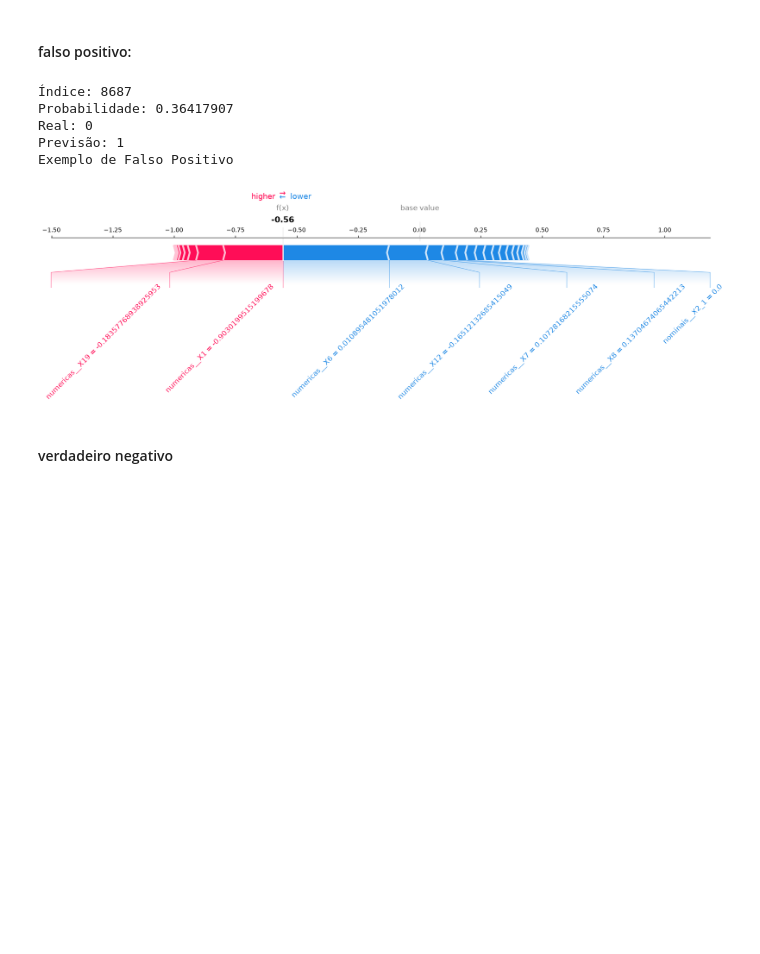
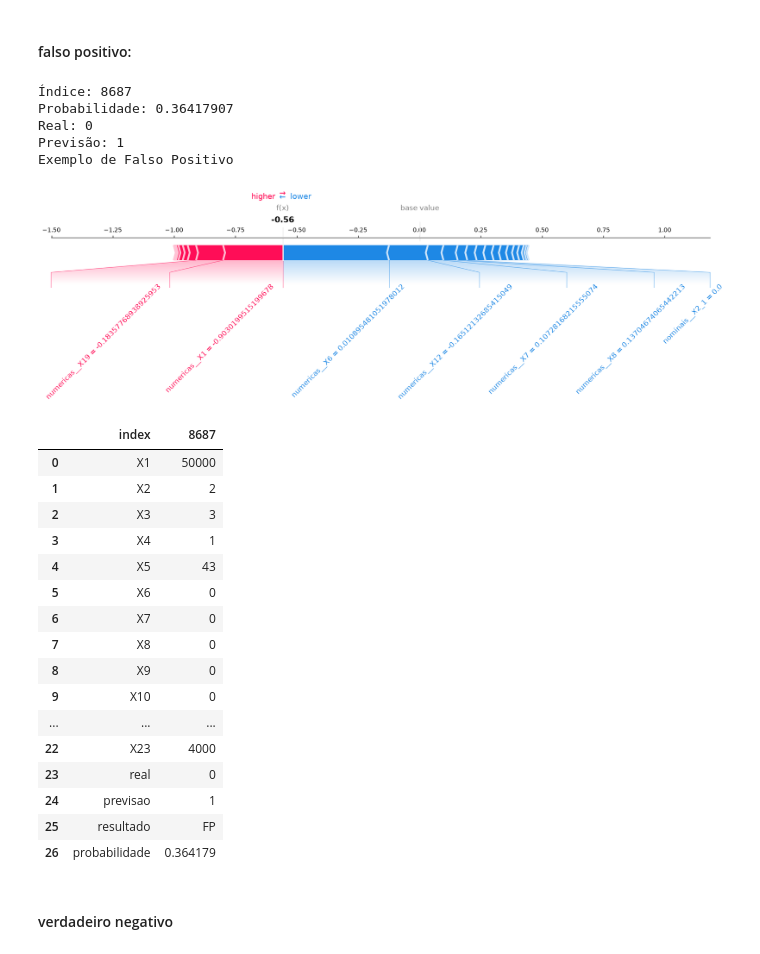
Before and after one commit to eduardo297/ML_Dataset_Inadimplencia, a Jupyter notebook: notebooks/pre_processamento.ipynb, the cells around one changed output. Saved outputs shown, nothing was run; the diff lists cells and outputs as text; code cells hidden in the pictures; blank space fills up the shorter version.

```diff
--- a/notebooks/pre_processamento.ipynb
+++ b/notebooks/pre_processamento.ipynb
@@ -1128,30 +1168,50 @@ Exemplo de verdadeiro Positivo
 # %%
 indice = idx_fp[0]
 
 posicao = y_test.index.get_loc(indice)
 
 print("Índice:", indice)
 print("Probabilidade:", y_prob_xgb[posicao])
 print("Real:", y_real.loc[indice])
 print("Previsão:", y_pred_otimo[posicao])
 
 
 print ("Exemplo de Falso Positivo")
 shap.force_plot(
     explainer.expected_value,
     shap_values[posicao],
     X_test_transformado[posicao],
     feature_names=nomes_features,
     matplotlib=True,
     text_rotation=45,
 )
+
+df_linha = pd.DataFrame(df_erros.iloc[posicao]).reset_index()
+display(df_linha)
 # %% [output]
 Índice: 8687
 Probabilidade: 0.36417907
 Real: 0
 Previsão: 1
 Exemplo de Falso Positivo
 [figure]
+|  | index | 8687 |
+| 0 | X1 | 50000 |
+| 1 | X2 | 2 |
+| 2 | X3 | 3 |
+| 3 | X4 | 1 |
+| 4 | X5 | 43 |
+| 5 | X6 | 0 |
+| 6 | X7 | 0 |
+| 7 | X8 | 0 |
+| 8 | X9 | 0 |
+| 9 | X10 | 0 |
+| ... | ... | ... |
+| 22 | X23 | 4000 |
+| 23 | real | 0 |
+| 24 | previsao | 1 |
+| 25 | resultado | FP |
+| 26 | probabilidade | 0.364179 |
 # %% [markdown]
 #### verdadeiro negativo
 # %%
```
Also changed, not shown: parts of 5 cells of this notebook.
